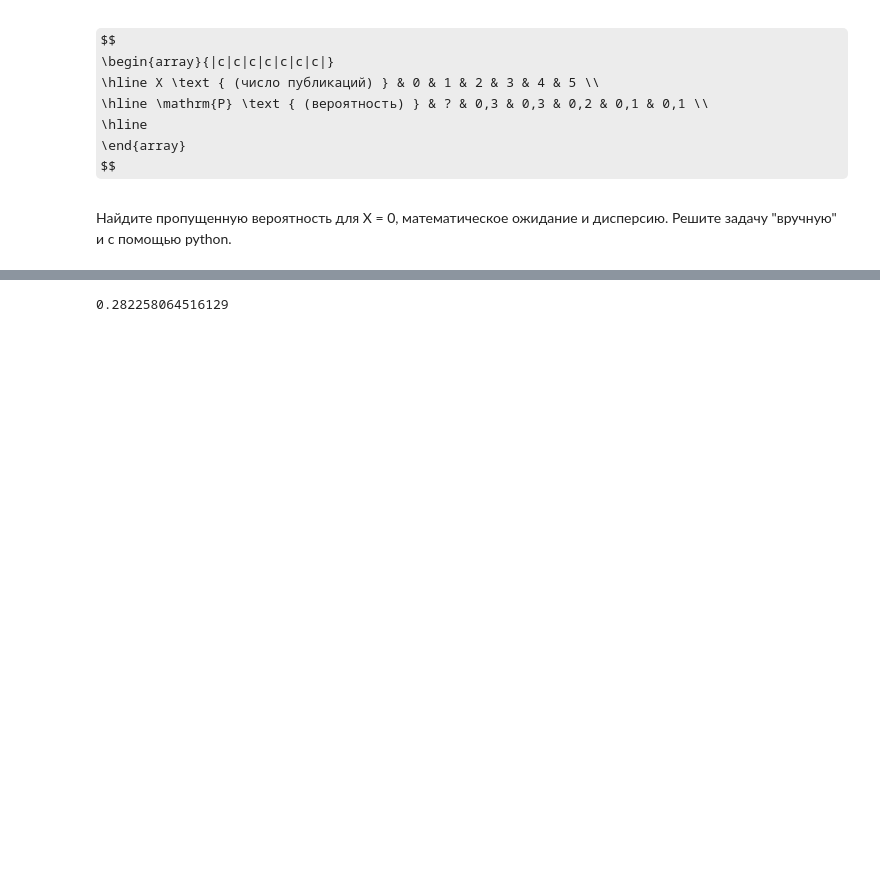
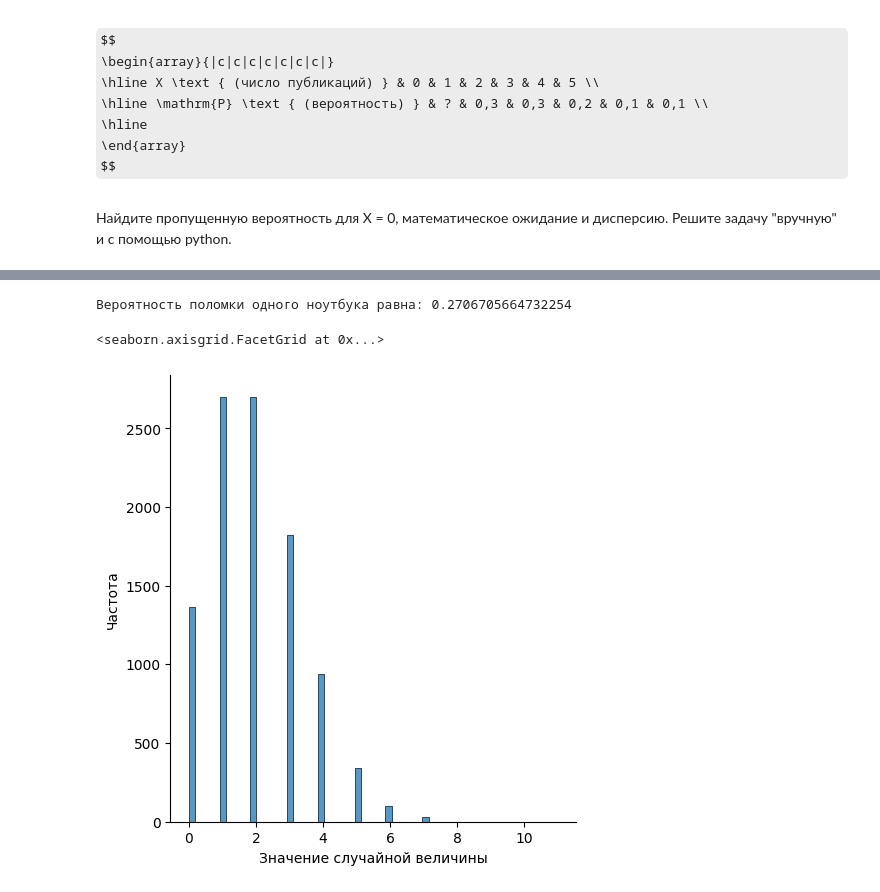
Before and after one commit to troydenys-git/New_MIFI_ML2, a Jupyter notebook: Math analyze/2_dz.ipynb, the cells around one changed output, grey strips where cells are left out. Saved outputs shown, nothing was run; the diff lists cells and outputs as text; code cells hidden in the pictures; some formulas as TeX source; blank space fills up the shorter version.

```diff
--- a/Math analyze/2_dz.ipynb
+++ b/Math analyze/2_dz.ipynb
@@ -218,4 +225,16 @@ print(f"\nСтандартное отклонение равно: {round((round(
 # %%
-0.25*0.35/0.31
+import scipy
+import seaborn as sns
+from numpy import random
+
+# ожидаемое количество поломок ноутбуков за месяц
+lmd = 10000*0.0002
+
+print(f"\nВероятность поломки одного ноутбука равна: {scipy.stats.distributions.poisson.pmf(1, lmd)}")
+
+ax = sns.displot(random.poisson(lam=lmd, size=10000), kde=False)
+ax.set(xlabel='Значение случайной величины', ylabel='Частота')
 # %% [output]
-0.282258064516129
+Вероятность поломки одного ноутбука равна: 0.2706705664732254
+<seaborn.axisgrid.FacetGrid at 0x...>
+[figure, added]
```
Also changed, not shown: parts of 9 cells of this notebook, 2 other files.
